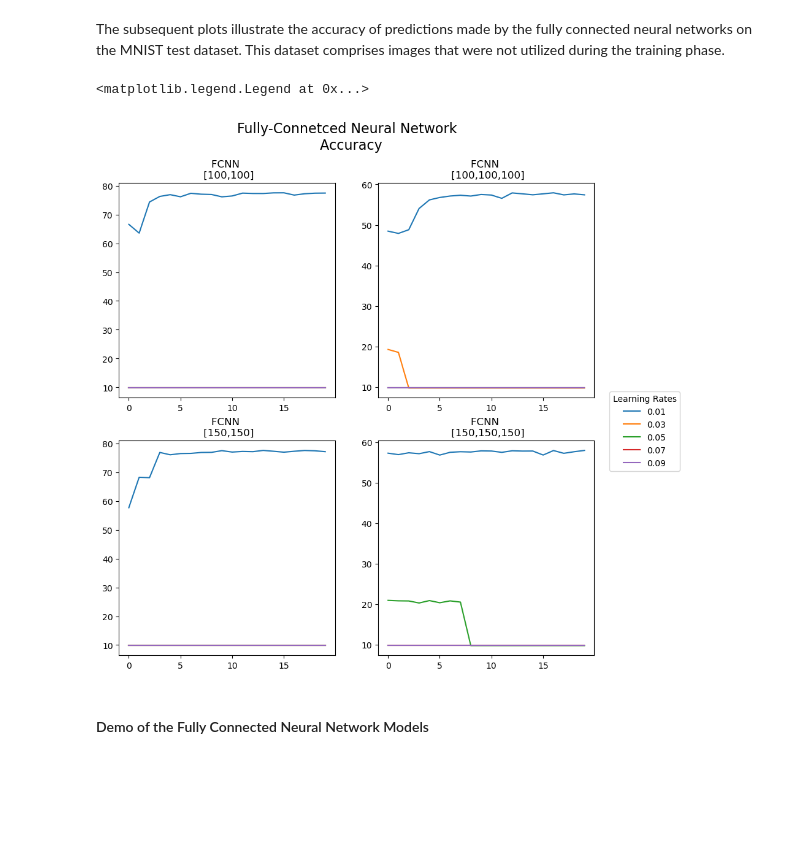
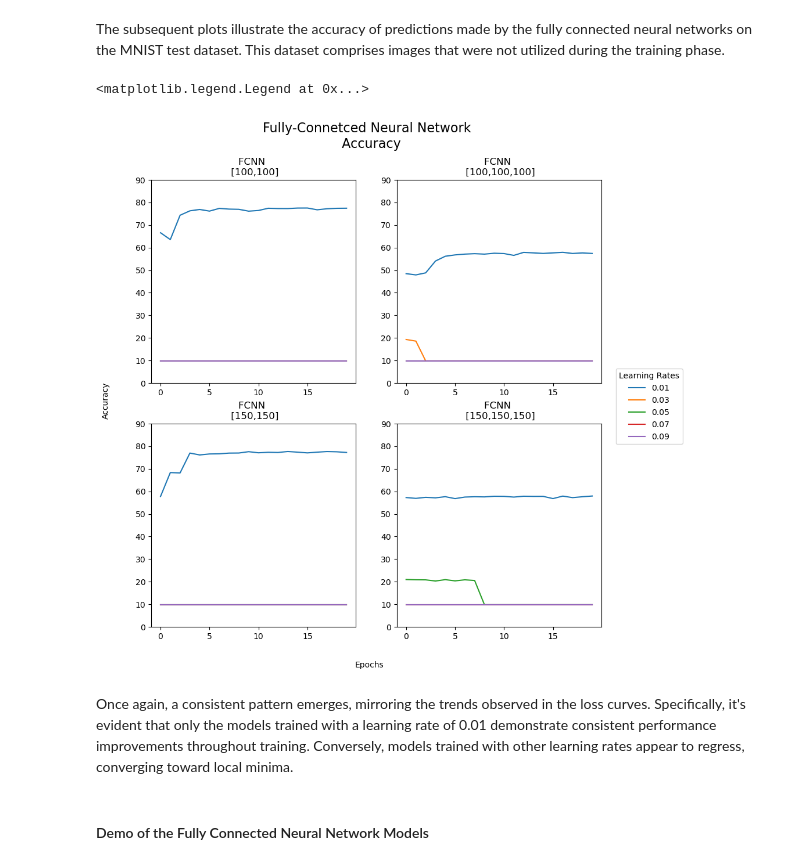
Before and after one commit to AXSTR8/Introduction-Neural-Networks, a Jupyter notebook: Introduction.ipynb, the cells around one changed output. Cells and saved outputs as stored; diff of their text form; code cells hidden in the pictures; blank space fills up the shorter version.

Commit message:
Continued with the Introduction; compared the different models.

```diff
--- a/Introduction.ipynb
+++ b/Introduction.ipynb
@@ -107,13 +107,22 @@ fig.suptitle("Fully-Connetced Neural Network \n Loss", fontsize=16)
 # Titles for each subplot with the list representing the number of nodes in each hidden layer
 titles = ["FCNN \n [100,100]", "FCNN \n [100,100,100]", "FCNN \n [150,150]", "FCNN \n [150,150,150]"]
 
+# Set shared x-axis label
+fig.text(0.5, 0.04, "Training steps", ha='center')
+
+# Set shared y-axis label
+fig.text(0.04, 0.5, "Loss", va='center', rotation='vertical')
+
 for i in range(4):
     # Choose the subplot
     ax = axs[i//2, i%2]
     ax.set_title(titles[i])
+    ax.set_ylim(0, 2.4)
     # Add the loss curves of the models
     for j in range(len(models_losses[i])):
         ax.plot([k for k in range(0,len(models_losses[i][j])) if k % 1000 == 0], [models_losses[i][j][k] for k in range(len(models_losses[i][j])) if k % 1000 == 0],  label=learning_rates[j])
-plt.legend( title="Learning Rates", loc="upper left", bbox_to_anchor=(1.05, 1.25))
+
+# Add a legend
+plt.legend( title="Learning Rates", loc="upper left", bbox_to_anchor=(1.05, 1.29))
 # %% [output]
 <matplotlib.legend.Legend at 0x...>
@@ -150,23 +159,34 @@ learning_rates = [(i)/100 for i in range(1,10,2)]
 # %%
 # Create a figure with 4 subplots displaying the test accuracy
 fig, axs = plt.subplots(2,2,figsize=(10,10))
 
 # Add the general title
 fig.suptitle("Fully-Connetced Neural Network \n Accuracy", fontsize=16)
 
 # Titles for each subplot with the list representing the number of nodes in each hidden layer
 titles = ["FCNN \n [100,100]", "FCNN \n [100,100,100]", "FCNN \n [150,150]", "FCNN \n [150,150,150]"]
 
+# Set shared x-axis label
+fig.text(0.5, 0.04, "Epochs", ha='center')
+
+# Set shared y-axis label
+fig.text(0.04, 0.5, "Accuracy", va='center', rotation='vertical')
+
 for i in range(4):
     # Choose the subplot
     ax = axs[i//2, i%2]
     ax.set_title(titles[i])
+    ax.set_ylim(0, 90)
     # Add the accuracy curves of the models
     for j in range(len(models_accuracies[i])):
         ax.plot([k for k in range(0,len(models_accuracies[i][j]))], models_accuracies[i][j],  label=learning_rates[j])
-plt.legend( title="Learning Rates", loc="upper left", bbox_to_anchor=(1.05, 1.25))
+
+# Add a legend
+plt.legend( title="Learning Rates", loc="upper left", bbox_to_anchor=(1.05, 1.29))
 # %% [output]
 <matplotlib.legend.Legend at 0x...>
-[figure, old version]
+[figure, new version]
+# %% [markdown]
+Once again, a consistent pattern emerges, mirroring the trends observed in the loss curves. Specifically, it's evident that only the models trained with a learning rate of 0.01 demonstrate consistent performance improvements throughout training. Conversely, models trained with other learning rates appear to regress, converging toward local minima.
 # %% [markdown]
 #### Demo of the Fully Connected Neural Network Models
```
Also changed, not shown: parts of 25 cells of this notebook.
